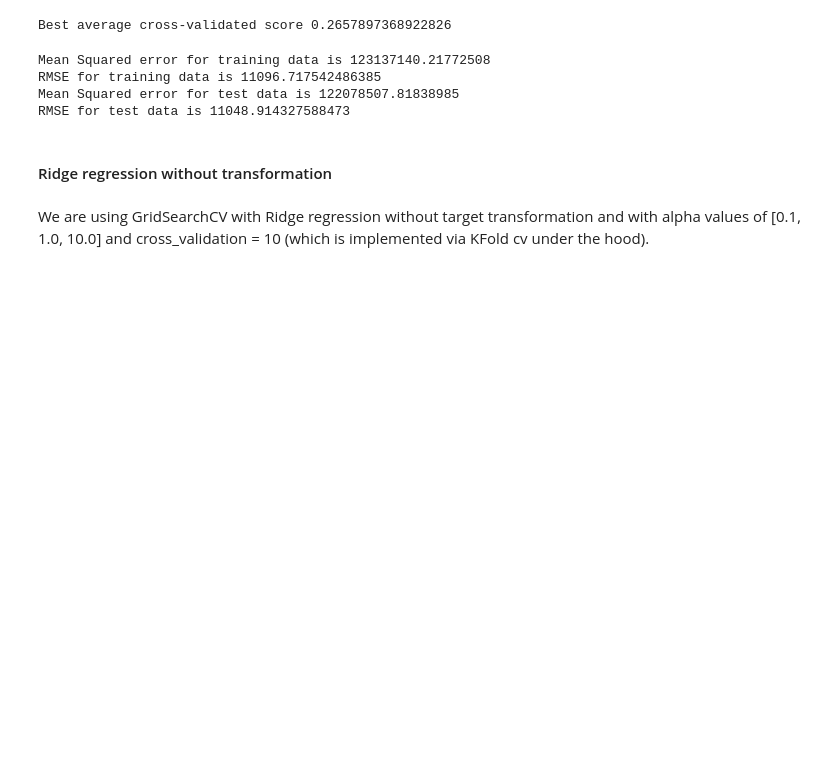
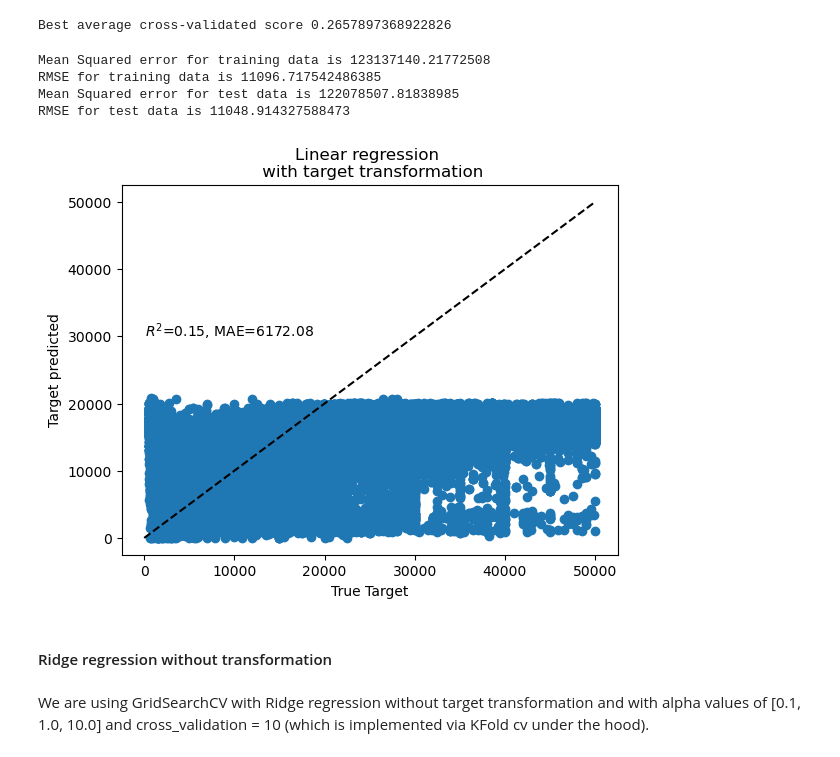
Before and after one commit to parthoghosh24/used_car_prediction, a Jupyter notebook: used_car_prediction.ipynb, the cells around one changed output. Saved outputs shown, nothing was run; the diff lists cells and outputs as text; code cells hidden in the pictures; blank space fills up the shorter version.

```diff
--- a/used_car_prediction.ipynb
+++ b/used_car_prediction.ipynb
@@ -778,6 +789,17 @@ Mean Squared error for training data is 123137140.21772508
 RMSE for training data is 11096.717542486385
 Mean Squared error for test data is 122078507.81838985
 RMSE for test data is 11048.914327588473
+# %%
+plt.scatter(y_test, lreg_with_transform_model.predict(X_test))
+plt.title('Linear regression \n with target transformation')
+plt.xlabel('True Target')
+plt.ylabel('Target predicted')
+plt.plot([0, 50000], [0, 50000], '--k')
+plt.text(100, 30000, r'$R^2$=%.2f, MAE=%.2f' % (
+    r2_score(y_test, lreg_with_transform_model.predict(X_test)), median_absolute_error(y_test, lreg_with_transform_model.predict(X_test))))
+plt.savefig('images/lin_reg2_r2_scatter.png')
+# %% [output]
+[figure, added]
 # %% [markdown]
 #### Ridge regression without transformation
 # %%
```
Also changed, not shown: parts of 4 cells of this notebook, 4 other files.
